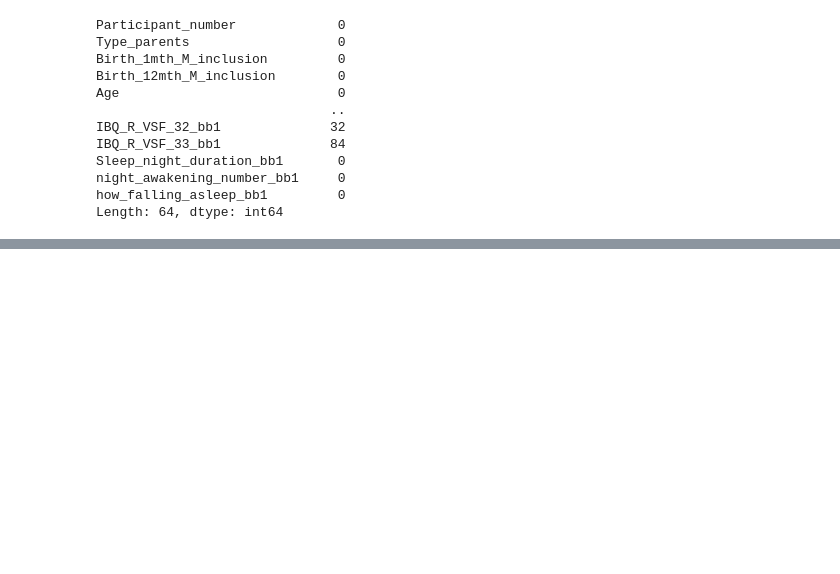
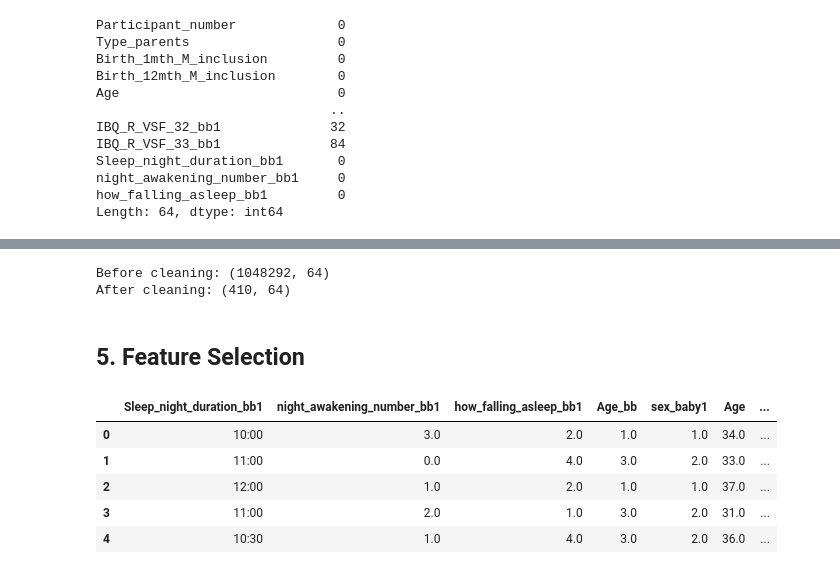
Before and after one commit to atanasovnikolay/AI_ML_DataScience, a Jupyter notebook: Data_Science_project.ipynb, the cells around one changed output, grey strips where cells are left out. Cells and saved outputs as stored; diff of their text form; code cells hidden in the pictures; blank space fills up the shorter version.

```diff
--- a/Data_Science_project.ipynb
+++ b/Data_Science_project.ipynb
@@ -194,0 +211,8 @@ dtype: int64
+# %%
+print("Before cleaning:", sleep_df_original.shape)
+print("After cleaning:", sleep_df.shape)
+# %% [output]
+Before cleaning: (1048292, 64)
+After cleaning: (410, 64)
+# %% [markdown]
+## 5. Feature Selection
@@ -194,0 +234,9 @@ dtype: int64
+# %%
+sleep_selected.head()
+# %% [output]
+|  | Sleep_night_duration_bb1 | night_awakening_number_bb1 | how_falling_asleep_bb1 | Age_bb | sex_baby1 | Age | ... |
+| 0 | 10:00 | 3.0 | 2.0 | 1.0 | 1.0 | 34.0 | ... |
+| 1 | 11:00 | 0.0 | 4.0 | 3.0 | 2.0 | 33.0 | ... |
+| 2 | 12:00 | 1.0 | 2.0 | 1.0 | 1.0 | 37.0 | ... |
+| 3 | 11:00 | 2.0 | 1.0 | 3.0 | 2.0 | 31.0 | ... |
+| 4 | 10:30 | 1.0 | 4.0 | 3.0 | 2.0 | 36.0 | ... |
```
Also changed, not shown: parts of 18 cells of this notebook.
